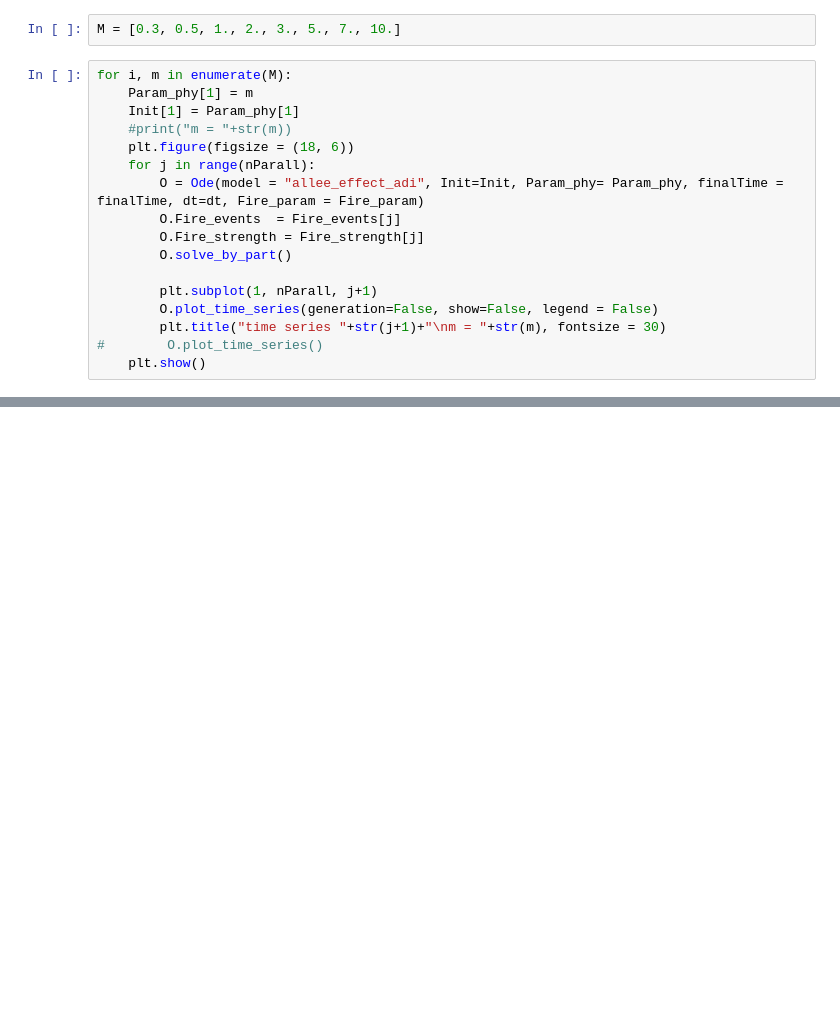
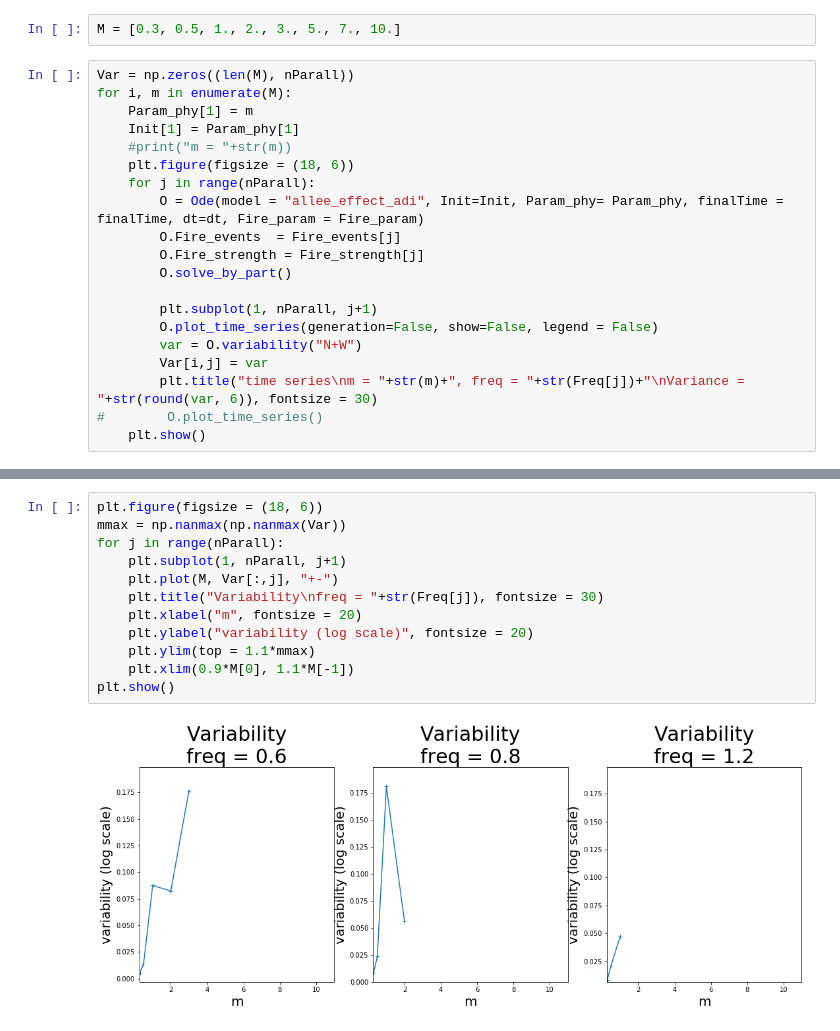
Before and after one commit to cavaillesj/-ecosystem_behavior, a Jupyter notebook: ===Study of the variability (dependance from freq and m).ipynb, the cells around one changed output, grey strips where cells are left out. Cells and saved outputs as stored; diff of their text form; blank space fills up the shorter version.

Commit message:
study of the variability

```diff
--- a/===Study of the variability (dependance from freq and m).ipynb
+++ b/===Study of the variability (dependance from freq and m).ipynb
@@ -56,6 +89,7 @@ plt.show()
 # %%
 M = [0.3, 0.5, 1., 2., 3., 5., 7., 10.]
 # %%
+Var = np.zeros((len(M), nParall))
 for i, m in enumerate(M):
     Param_phy[1] = m
     Init[1] = Param_phy[1]
@@ -69,7 +103,9 @@ for i, m in enumerate(M):
 
         plt.subplot(1, nParall, j+1)
         O.plot_time_series(generation=False, show=False, legend = False)
-        plt.title("time series "+str(j+1)+"\nm = "+str(m), fontsize = 30)
+        var = O.variability("N+W")
+        Var[i,j] = var
+        plt.title("time series\nm = "+str(m)+", freq = "+str(Freq[j])+"\nVariance = "+str(round(var, 6)), fontsize = 30)
 #        O.plot_time_series()
     plt.show()
 # %% [output]
@@ -83,0 +120,14 @@ for i, m in enumerate(M):
+# %%
+plt.figure(figsize = (18, 6))
+mmax = np.nanmax(np.nanmax(Var))
+for j in range(nParall):
+    plt.subplot(1, nParall, j+1)
+    plt.plot(M, Var[:,j], "+-")
+    plt.title("Variability\nfreq = "+str(Freq[j]), fontsize = 30)
+    plt.xlabel("m", fontsize = 20)
+    plt.ylabel("variability (log scale)", fontsize = 20)
+    plt.ylim(top = 1.1*mmax)
+    plt.xlim(0.9*M[0], 1.1*M[-1])
+plt.show()
+# %% [output]
+[figure, added]
```
Also changed, not shown: parts of 8 cells of this notebook, 7 other files.
